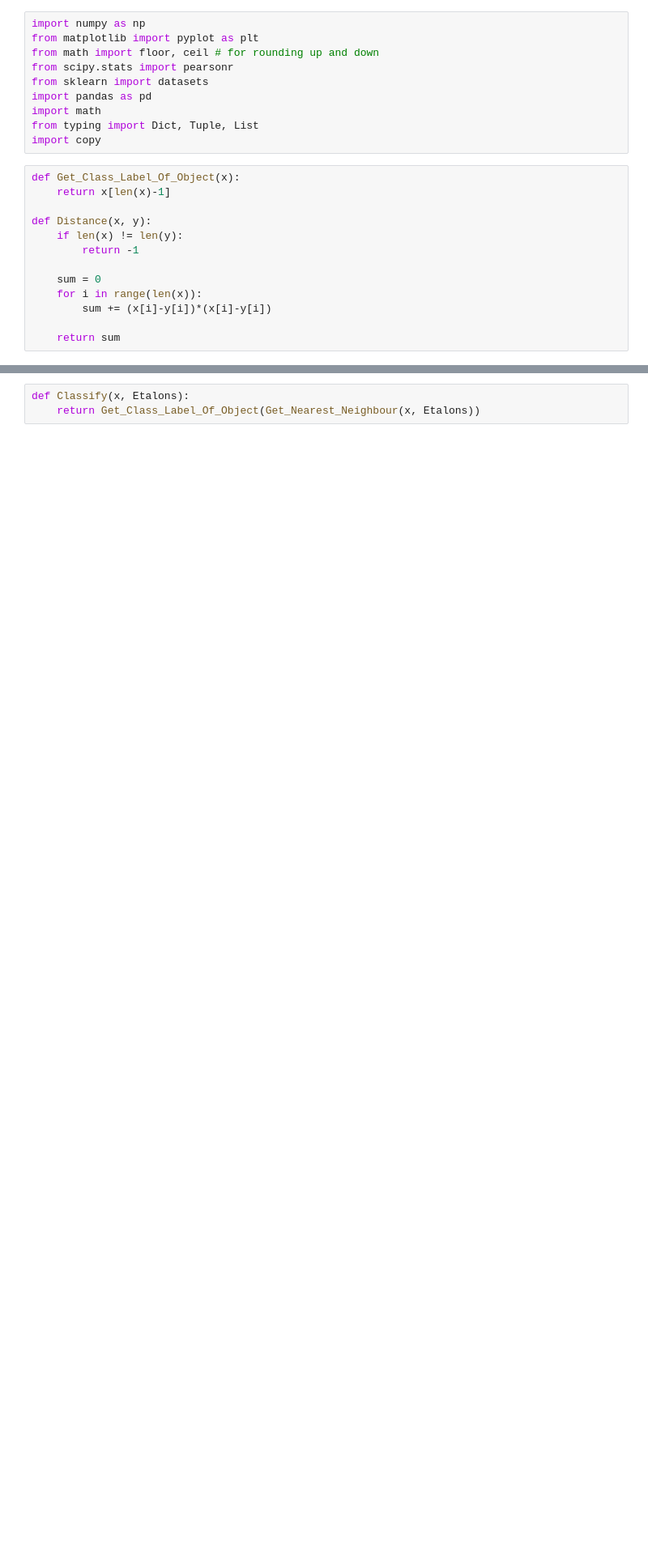
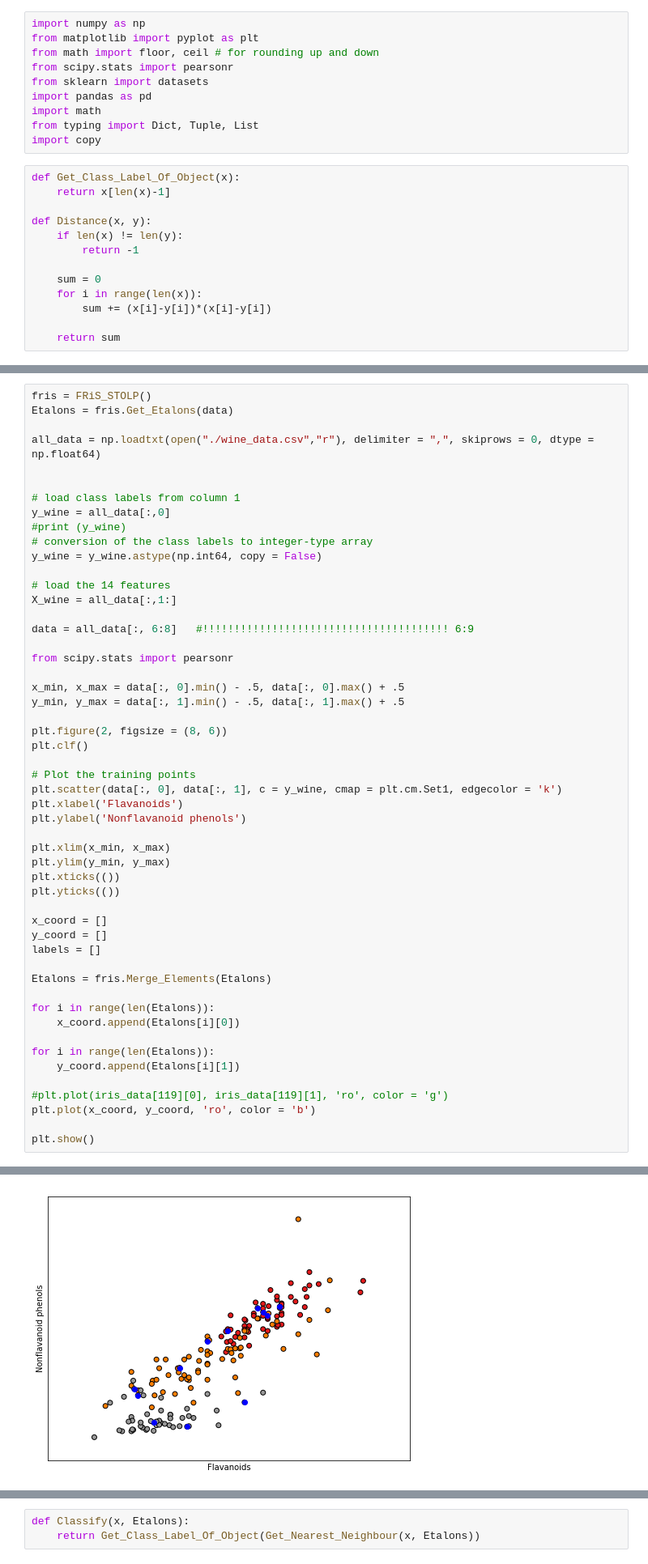
Before and after one commit to Bidanets/FRiS-STOLP, a Jupyter notebook: FRiS-STOLP.ipynb, the cells around one changed output, grey strips where cells are left out. Shown at 81% size. Drawn from its saved outputs; the diff is of its cells as text; blank space fills up the shorter version.

```diff
--- a/FRiS-STOLP.ipynb
+++ b/FRiS-STOLP.ipynb
@@ -398,0 +403,53 @@ Etalons = fris.Get_Etalons(data)
+# %%
+fris = FRiS_STOLP()
+Etalons = fris.Get_Etalons(data)
+
+all_data = np.loadtxt(open("./wine_data.csv","r"), delimiter = ",", skiprows = 0, dtype = np.float64)
+
+
+# load class labels from column 1
+y_wine = all_data[:,0]
+#print (y_wine)
+# conversion of the class labels to integer-type array
+y_wine = y_wine.astype(np.int64, copy = False)
+
+# load the 14 features
+X_wine = all_data[:,1:]
+
+data = all_data[:, 6:8]   #!!!!!!!!!!!!!!!!!!!!!!!!!!!!!!!!!!!!!!! 6:9
+
+from scipy.stats import pearsonr
+
+x_min, x_max = data[:, 0].min() - .5, data[:, 0].max() + .5
+y_min, y_max = data[:, 1].min() - .5, data[:, 1].max() + .5
+
+plt.figure(2, figsize = (8, 6))
+plt.clf()
+
+# Plot the training points
+plt.scatter(data[:, 0], data[:, 1], c = y_wine, cmap = plt.cm.Set1, edgecolor = 'k')
+plt.xlabel('Flavanoids')
+plt.ylabel('Nonflavanoid phenols')
+
+plt.xlim(x_min, x_max)
+plt.ylim(y_min, y_max)
+plt.xticks(())
+plt.yticks(())
+
+x_coord = []
+y_coord = []
+labels = []
+
+Etalons = fris.Merge_Elements(Etalons)
+
+for i in range(len(Etalons)):
+    x_coord.append(Etalons[i][0])
+
+for i in range(len(Etalons)):
+    y_coord.append(Etalons[i][1])
+
+#plt.plot(iris_data[119][0], iris_data[119][1], 'ro', color = 'g')
+plt.plot(x_coord, y_coord, 'ro', color = 'b')
+
+plt.show()
+# %% [output]
@@ -399,3 +459,4 @@ Etalons = fris.Get_Etalons(data)
+[figure, added]
 # %%
 fris_for_iris = FRiS_STOLP()
 Etalons_iris = fris_for_iris.Get_Etalons(iris_data)
```
Also changed, not shown: parts of 7 cells of this notebook.
